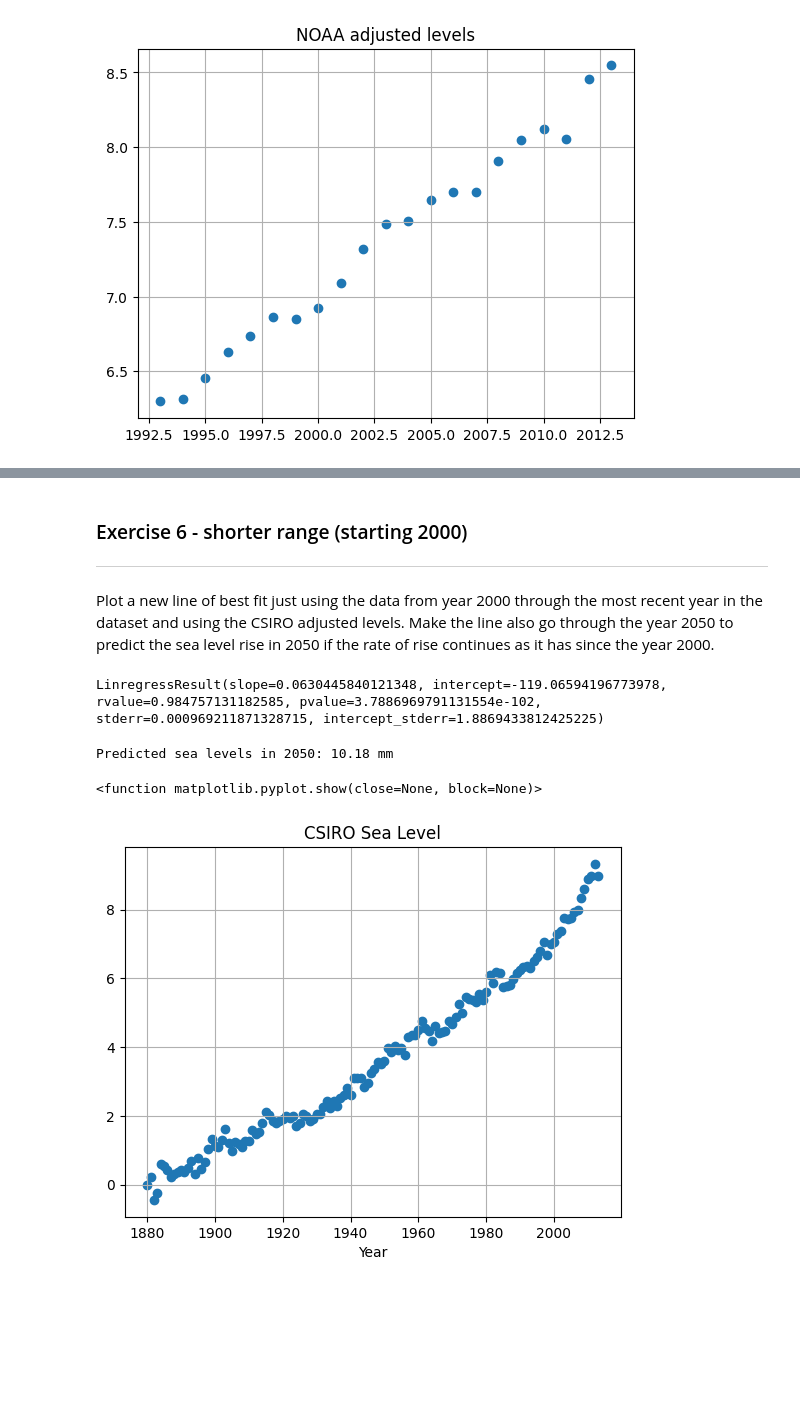
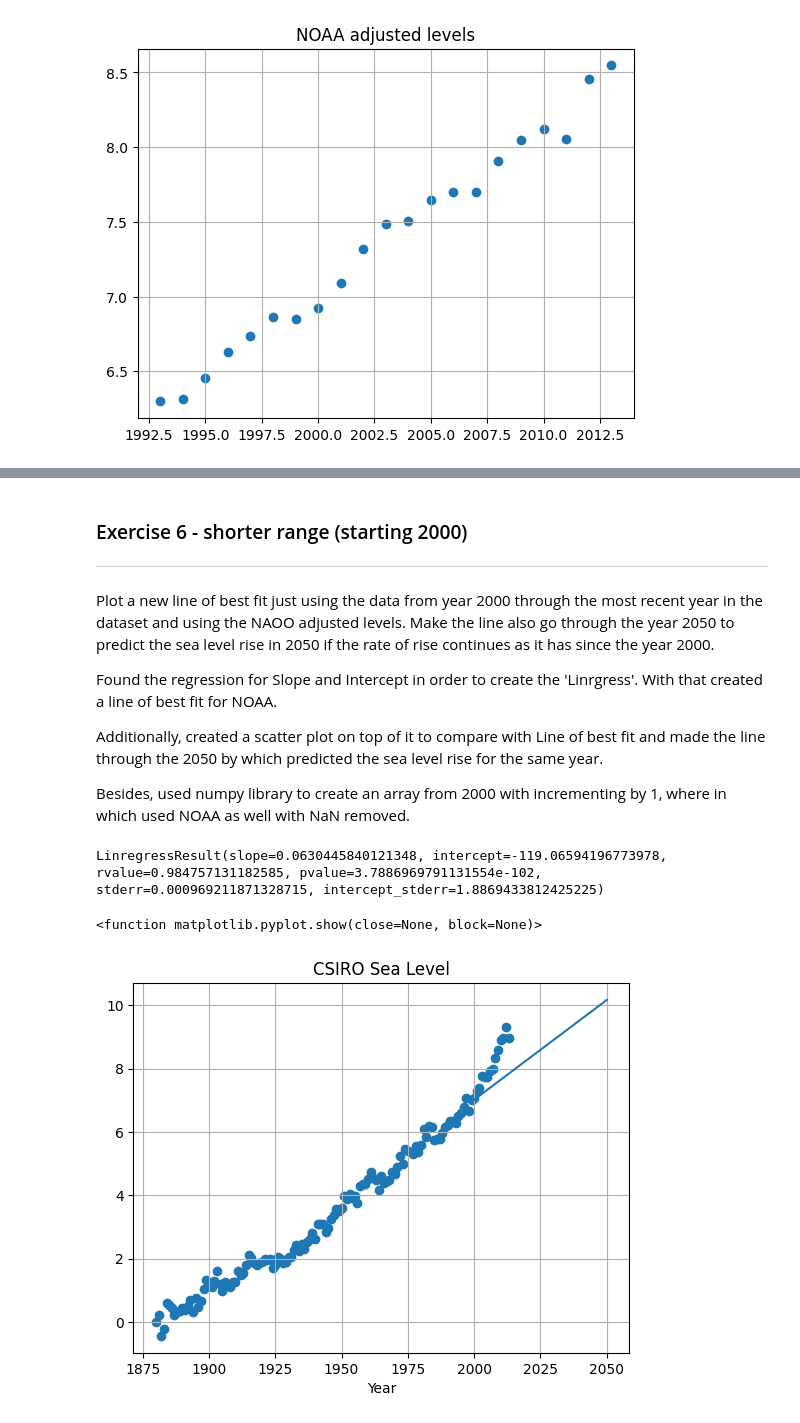
Before and after one commit to Kavikarthik14/Data-with-python, a Jupyter notebook: My_Proj_of_14_Sea_Levels_Project.ipynb, the cells around one changed output, grey strips where cells are left out. Saved outputs shown, nothing was run; the diff lists cells and outputs as text; code cells hidden in the pictures; blank space fills up the shorter version.

```diff
--- a/My_Proj_of_14_Sea_Levels_Project.ipynb
+++ b/My_Proj_of_14_Sea_Levels_Project.ipynb
@@ -216,44 +233,50 @@ Predicted sea levels in 2030: 10.35 mm
 ### Exercise 6 - shorter range (starting 2000)
 ---
 
-Plot a new line of best fit just using the data from year 2000 through the most recent year in the dataset and using the CSIRO adjusted levels. Make the line also go through the year 2050 to predict the sea level rise in 2050 if the rate of rise continues as it has since the year 2000.
+Plot a new line of best fit just using the data from year 2000 through the most recent year in the dataset and using the NAOO adjusted levels. Make the line also go through the year 2050 to predict the sea level rise in 2050 if the rate of rise continues as it has since the year 2000.
+
+
+Found the regression for Slope and Intercept in order to create the 'Linrgress'. With that created a line of best fit for NOAA.
+
+Additionally, created a scatter plot on top of it to compare with Line of best fit and made the line through the 2050 by which predicted the sea level rise for the same year.
+
+Besides, used numpy library to create an array from 2000 with incrementing by 1, where in which used NOAA as well with NaN removed.
 # %%
 # get scope and y-intercept
 import pandas as pd
 import matplotlib.pyplot as plt
 from scipy.stats import linregress
 import numpy as np
 url= 'https://raw.githubusercontent.com/freeCodeCamp/boilerplate-sea-level-predictor/master/epa-sea-level.csv'
 df = pd.read_csv(url)
 x= df['Year']
 y= df['CSIRO Adjusted Sea Level']
 
 
 
 regression =  (linregress(x,y))
 display(regression)
 
 slope = regression.slope
 intercept = regression.intercept
 years_future = np.arange(2000, 2051)
 predicted_sea_levels = slope * years_future + intercept
-sea_level_2050 = slope * 2050 + intercept
-print(f"Predicted sea levels in 2050: {sea_level_2050:.2f} mm")
+
 plt.title('CSIRO Sea Level')
 plt.scatter(x,y)
 plt.xlabel('Year')
 plt.grid(True)
+plt.plot(years_future,predicted_sea_levels)
 plt.show
 
 # create an extended range for x to predict sea level in 2050
 
 
 # draw the scatter plot with line of best fit
 # %% [output]
 LinregressResult(slope=0.0630445840121348, intercept=-119.06594196773978, rvalue=0.984757131182585, pvalue=3.7886969791131554e-102, stderr=0.000969211871328715, intercept_stderr=1.8869433812425225)
-Predicted sea levels in 2050: 10.18 mm
+<function matplotlib.pyplot.show(close=None, block=None)>
-<function matplotlib.pyplot.show(close=None, block=None)>
-[figure, old version]
+[figure, new version]
 # %% [markdown]
 ### Exercise 6 - add labels to the axes
 ---
```
Also changed, not shown: parts of 12 cells of this notebook.
